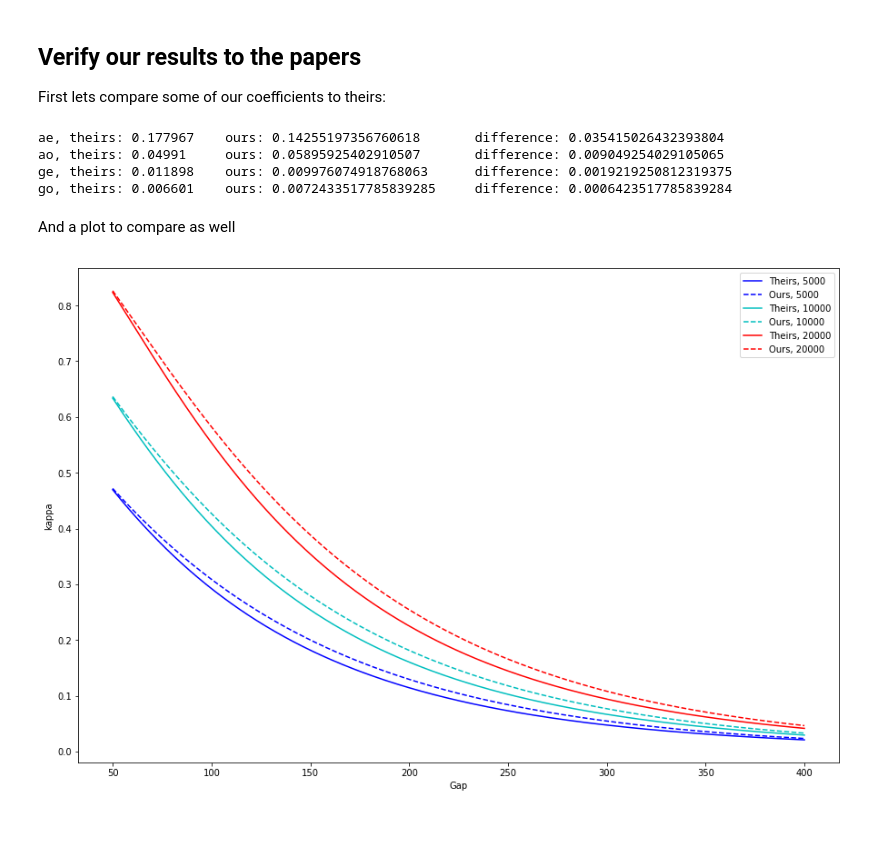
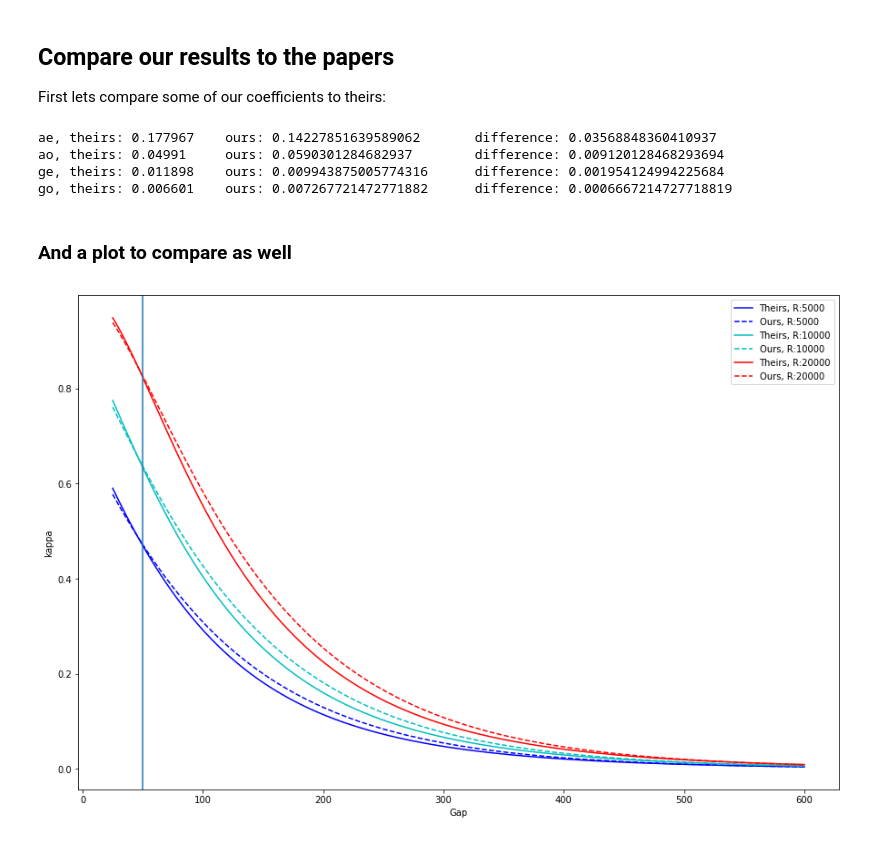
Before and after one commit to BYUCamachoLab/SiPANN, a Jupyter notebook: examples/directionalCoupler.ipynb, the cells around one changed output. Drawn from its saved outputs; the diff is of its cells as text; code cells hidden in the pictures.

```diff
--- a/examples/directionalCoupler.ipynb
+++ b/examples/directionalCoupler.ipynb
@@ -6,8 +6,7 @@ import matplotlib.pyplot as plt
 from ipywidgets import interact
 from ipywidgets import widgets
 # %% [markdown]
-## Verify our results to the papers
-
+## Compare our results to the papers
 First lets compare some of our coefficients to theirs:
 # %%
 #theirs for a 450x220 waveguide at 1550nm wavelength
@@ -17,7 +16,7 @@ ge_theirs = 0.011898
 go_theirs = 0.006601
 
 #ours for the same size
-inputs = np.array([[1550*.001, 450*.001, 220*.001]])
+inputs = np.array([[1550, 450, 220]])
 coeffs = cross_coup.DC_coeffs.predict(inputs)
 ae_ours = coeffs[0,0]
 ao_ours = coeffs[0,1]
@@ -29,29 +28,30 @@ print("ao, theirs: {}\tours: {}\tdifference: {}".format(ao_theirs,ao_ours,np.abs
 print("ge, theirs: {}\tours: {}\tdifference: {}".format(ge_theirs,ge_ours,np.abs(ge_theirs-ge_ours)))
 print("go, theirs: {}\tours: {}\tdifference: {}".format(go_theirs,go_ours,np.abs(go_theirs-go_ours)))
 # %% [output]
-ae, theirs: 0.177967    ours: 0.14255197356760618       difference: 0.035415026432393804
-ao, theirs: 0.04991     ours: 0.05895925402910507       difference: 0.009049254029105065
-ge, theirs: 0.011898    ours: 0.009976074918768063      difference: 0.0019219250812319375
-go, theirs: 0.006601    ours: 0.0072433517785839285     difference: 0.0006423517785839284
+ae, theirs: 0.177967    ours: 0.14227851639589062       difference: 0.03568848360410937
+ao, theirs: 0.04991     ours: 0.0590301284682937        difference: 0.009120128468293694
+ge, theirs: 0.011898    ours: 0.009943875005774316      difference: 0.001954124994225684
+go, theirs: 0.006601    ours: 0.007267721472771882      difference: 0.0006667214727718819
 # %% [markdown]
-And a plot to compare as well
+### And a plot to compare as well
 # %%
 wave = 1550
 w = 450
 t = 220
-dom = np.linspace(50,400,1000)
+dom = np.linspace(25,600,1000)
 r = [5000,10000,20000]
 colors = ['b','c','r']
 
 plt.figure(figsize=(15,10))
 for i in range(3):
-    plt.plot(dom, cross_coup.rr_450_220(wave, w, t, r[i], dom),colors[i],label="Theirs, "+str(r[i]))
-    plt.plot(dom, cross_coup.rr(wave, w, t, r[i], dom),colors[i]+'--',label="Ours, "+str(r[i]))
+    plt.plot(dom, cross_coup.rr_450_220(wave, w, t, r[i], dom),colors[i],label="Theirs, R:"+str(r[i]))
+    plt.plot(dom, cross_coup.rr(wave, w, t, r[i], dom),colors[i]+'--',label="Ours, R:"+str(r[i]))
 
 plt.legend(loc='upper right')
+plt.axvline(50)
 plt.xlabel('Gap')
 plt.ylabel('kappa')
 
 plt.show()
 # %% [output]
-[figure, old version]
+[figure, new version]
```
Also changed, not shown: parts of 7 cells of this notebook, 2 other files.
